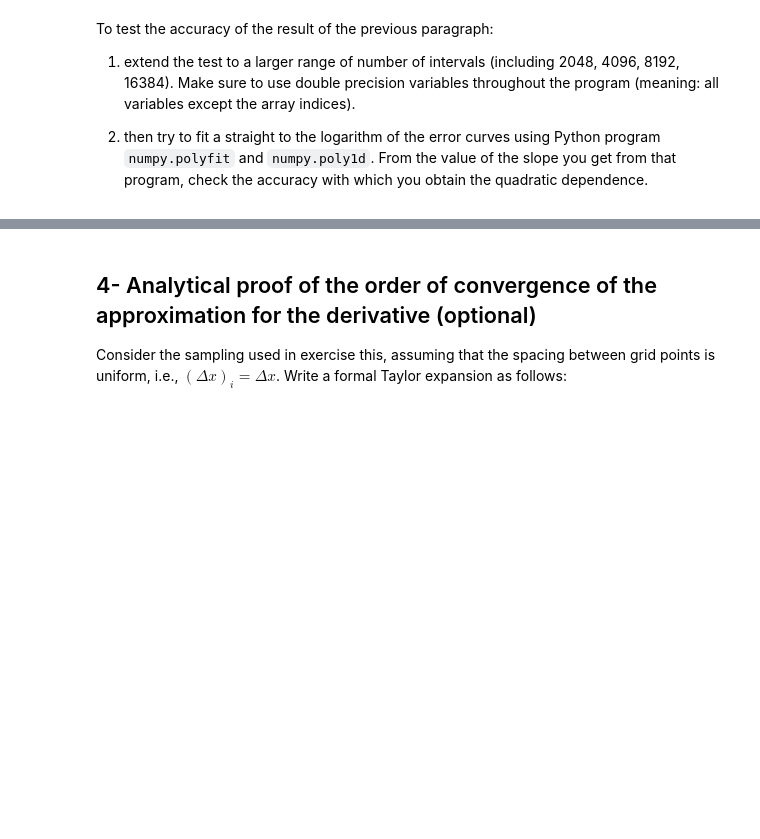
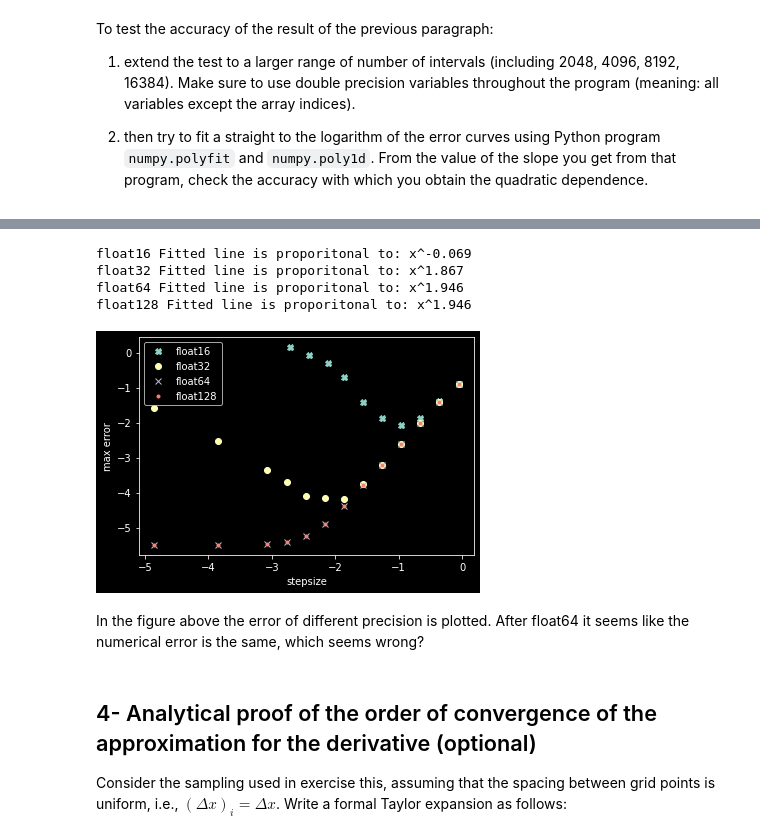
Before and after one commit to GauteHolen/AST5110, a Jupyter notebook: ex_1a_v0.5.ipynb, the cells around one changed output, grey strips where cells are left out. Drawn from its saved outputs; the diff is of its cells as text; code cells hidden in the pictures; blank space fills up the shorter version.

```diff
--- a/ex_1a_v0.5.ipynb
+++ b/ex_1a_v0.5.ipynb
@@ -167,3 +196,35 @@ plt.semilogy()
+# %%
+numps = [x+1 for x in [16,32,64,128,256,512,1024,2048,4096,8192,16384,int(1e5),int(1e6)]]
+x0 = -4
+xf = 10.0
+precision = [np.float16,np.float32, np.float64,np.float128]
+labels = [16,32,64,128]
+markers = ["X","o","x","."]
+
+for pre,marker,label in zip(precision,markers,labels):
+    stepsizes, max_err =get_error(pre)
+
+    log_step = np.log10(stepsizes, dtype = pre)
+    log_err = np.log10(max_err, dtype=pre)
+    plt.plot(log_step,log_err,marker, label=f"float{label}")
+
+    coeff = np.polyfit(log_step[:-6].astype(np.float32),log_err[:-6].astype(np.float32),deg=1)
+    #f = np.poly1d(coeff)
+    #plt.plot(log_step,f(log_step), label = f"fitted: coeffs= {coeff[0]:.3f}x + {coeff[1]:.3f}")
+    print(f"float{label} Fitted line is proporitonal to: x^{coeff[0]:.3f} ")
+
+
+plt.xlabel("stepsize")
+plt.ylabel("max error")
+legend = plt.legend()
+# %% [output]
+float16 Fitted line is proporitonal to: x^-0.069
+float32 Fitted line is proporitonal to: x^1.867
+float64 Fitted line is proporitonal to: x^1.946
+float128 Fitted line is proporitonal to: x^1.946
+[figure, added]
+# %% [markdown]
+In the figure above the error of different precision is plotted. After float64 it seems like the numerical error is the same, which seems wrong?
 # %% [markdown]
 ## 4- Analytical proof of the order of convergence of the approximation for the derivative (optional)
 
```
Also changed, not shown: parts of 5 cells of this notebook.
